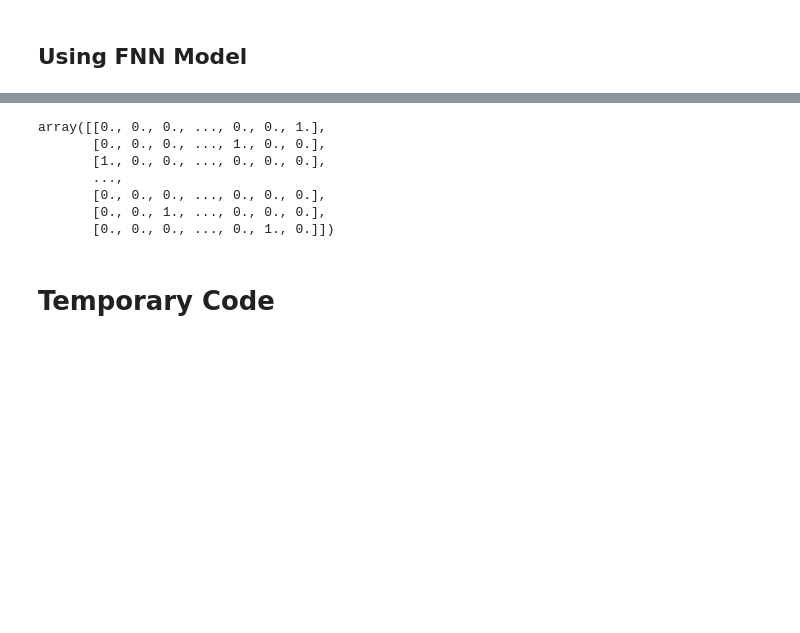
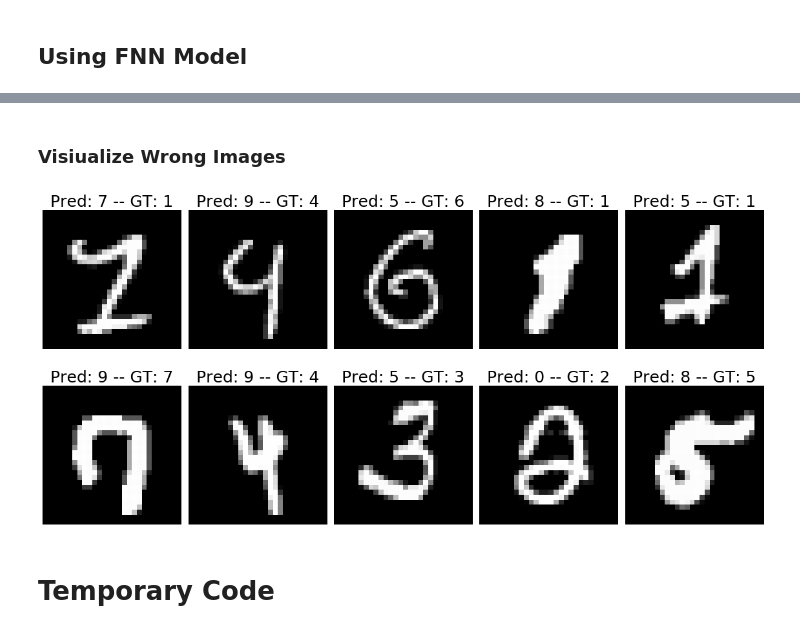
Before and after one commit to Liusyuanyu/Fall2019Courses, a Jupyter notebook: CS-596 Machine Learning/HW4&5/MyCode.ipynb, the cells around one changed output, grey strips where cells are left out. Cells and saved outputs as stored; diff of their text form; code cells hidden in the pictures; blank space fills up the shorter version.

```diff
--- a/CS-596 Machine Learning/HW4&5/MyCode.ipynb
+++ b/CS-596 Machine Learning/HW4&5/MyCode.ipynb
@@ -286,0 +55,2 @@ def write_to_log(FNN, t):
+# %%
+x_train, y_train, x_test, y_test, oe  = import_data_training()
@@ -331,21 +113,11 @@ Epoch: 7, cost = 0.8903929674625402
 # %%
 le = preprocessing.LabelEncoder()
-# le.fit(np.unique(y_train))
-le.fit(y_train)
-# le.fit(y_train.astype(str))
-y_2 = le.transform(y_train)
-
-# y_2.reshape(len(y_2), 1)
-
+int_encoded = le.fit_transform(y_train)
 oe = preprocessing.OneHotEncoder(categories='auto')
-# oe = preprocessing.OneHotEncoder()
-oe.fit(y_2.reshape(len(y_2), 1))
-oe.transform(y_train.reshape(len(y_train),1)).toarray()
+oe.fit(int_encoded.reshape(len(int_encoded), 1))
+y_train = oe.transform(y_train.reshape(len(y_train),1)).toarray()
+y_test = oe.transform(y_test.reshape(len(y_test),1)).toarray()
-# %% [output]
-array([[0., 0., 0., ..., 0., 0., 1.],
-       [0., 0., 0., ..., 1., 0., 0.],
-       [1., 0., 0., ..., 0., 0., 0.],
-       ...,
-       [0., 0., 0., ..., 0., 0., 0.],
-       [0., 0., 1., ..., 0., 0., 0.],
-       [0., 0., 0., ..., 0., 1., 0.]])
+# %%
+y_test_label = [x[0] for x in oe.inverse_transform(y_test)]
+y_pred_label = [x[0] for x in oe.inverse_transform(predicted_output)]
+conf_matrix, accuracy, recall_array, precision_array = util.func_confusion_matrix(y_test_label,y_pred_label)
@@ -352,2 +130,22 @@ array([[0., 0., 0., ..., 0., 0., 1.],
+# %% [markdown]
+### Visiualize Wrong Images
+# %%
+wrong_img = np.not_equal(np.argmax(Estimated_output,1), np.argmax(y_test,1))
+wrong_img = np.where(wrong_img)[0]
+
+fig,ax = plt.subplots(2,5,figsize=(20,10))
+fig.subplots_adjust(hspace=0, wspace=0.05)
+for count in range(10):
+    img = np.copy(x_test[wrong_img[count]])
+    img = np.asarray(np.reshape(img,[28,28]))
+    img = (img * 255).astype(np.uint8)
+    img =Image.fromarray(img, 'L')
+    ax[count%2][count//2].imshow(img,cmap='gray')
+    ax[count%2][count//2].axis('off')
+    title = "Pred: {} -- GT: {}".format(y_pred_label[wrong_img[count]],y_test_label[wrong_img[count]])
+    ax[count%2][count//2].set_title(title,fontsize= 25)
+plt.show()
+# %% [output]
+[figure, added]
 # %% [markdown]
 # Temporary Code
```
Also changed, not shown: parts of 15 cells of this notebook, 3 other files.
